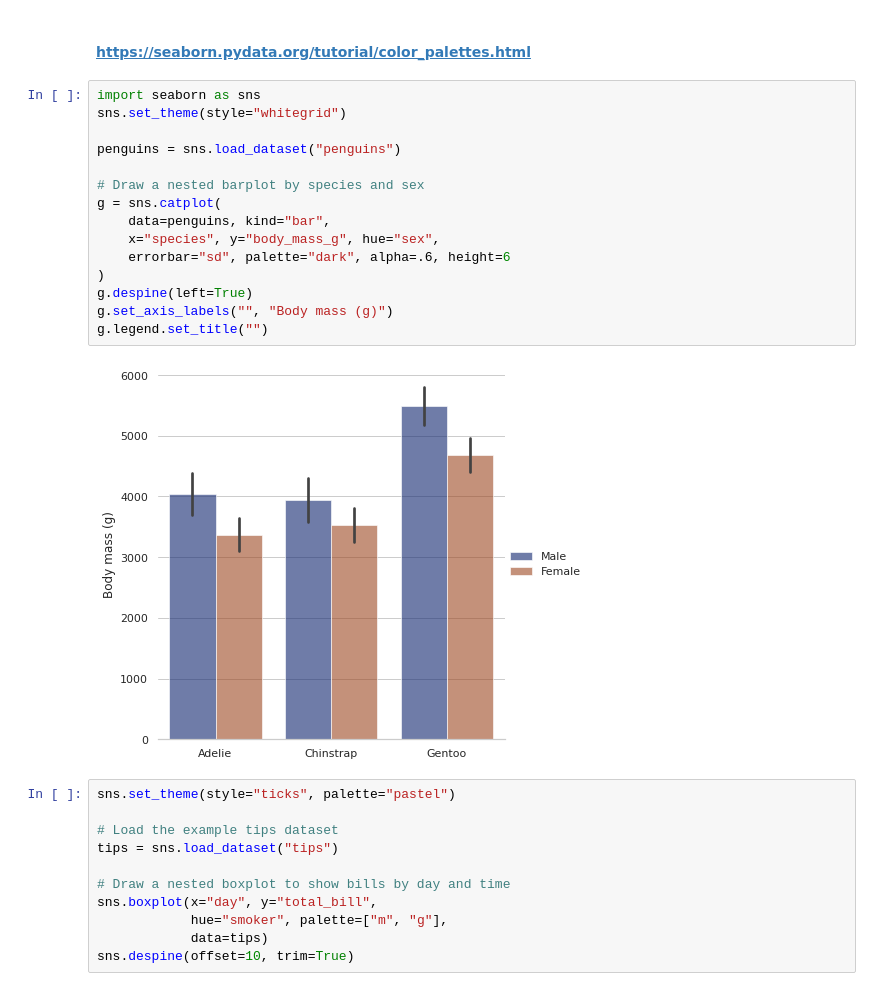
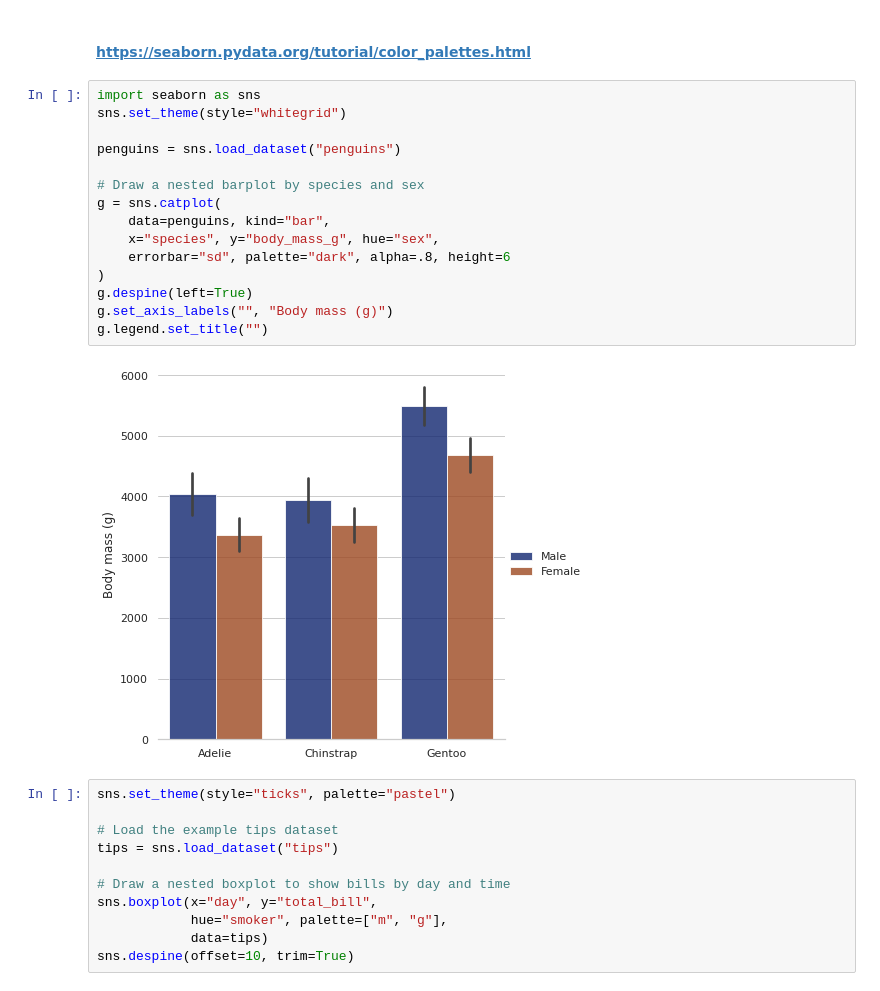
Before and after one commit to leandrosommese/Herramientas-de-estadistica, a Jupyter notebook: Modulo3/Graficar.ipynb, the cells around one changed output. Saved outputs shown, nothing was run; the diff lists cells and outputs as text.

```diff
--- a/Modulo3/Graficar.ipynb
+++ b/Modulo3/Graficar.ipynb
@@ -15,20 +15,20 @@ Populating the interactive namespace from numpy and matplotlib
 # %%
 import seaborn as sns
 sns.set_theme(style="whitegrid")
 
 penguins = sns.load_dataset("penguins")
 
 # Draw a nested barplot by species and sex
 g = sns.catplot(
     data=penguins, kind="bar",
     x="species", y="body_mass_g", hue="sex",
-    errorbar="sd", palette="dark", alpha=.6, height=6
+    errorbar="sd", palette="dark", alpha=.8, height=6
 )
 g.despine(left=True)
 g.set_axis_labels("", "Body mass (g)")
 g.legend.set_title("")
 # %% [output]
-[figure, old version]
+[figure, new version]
 # %%
 sns.set_theme(style="ticks", palette="pastel")
 
```
Also changed, not shown: 1 other file.
